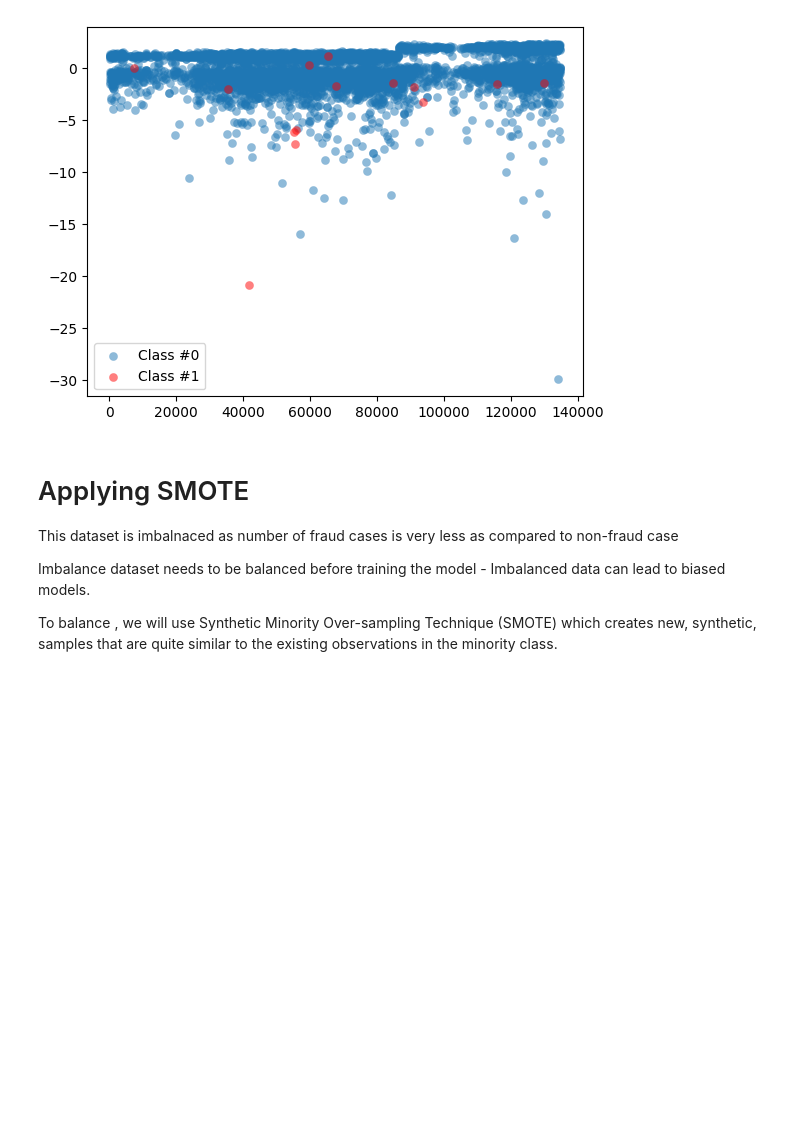
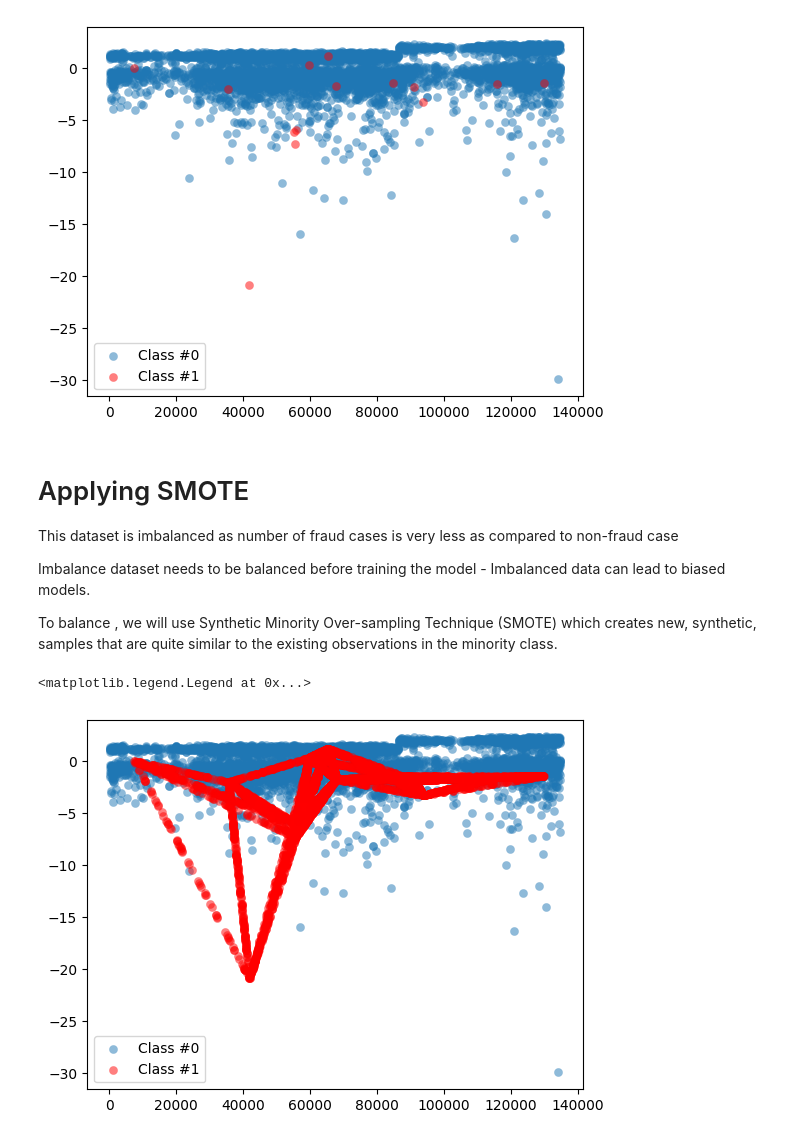
Before and after one commit to anuradha-datascience/machine-learning, a Jupyter notebook: supervisedlearning_fraud_detection.ipynb, the cells around one changed output. Saved outputs shown, nothing was run; the diff lists cells and outputs as text; code cells hidden in the pictures; blank space fills up the shorter version.

```diff
--- a/supervisedlearning_fraud_detection.ipynb
+++ b/supervisedlearning_fraud_detection.ipynb
@@ -25,0 +46,2 @@ df.head()
+# %%
+df = df.dropna(subset=['Class'], axis=0)
@@ -90,8 +100,21 @@ plt.legend()
 # %% [markdown]
 # Applying SMOTE
 
-This dataset is imbalnaced as number of fraud cases is very less as compared to non-fraud case
+This dataset is imbalanced as number of fraud cases is very less as compared to non-fraud case
 
 Imbalance dataset needs to be balanced before training the model - Imbalanced data can lead to biased models.
 
 To balance , we will use Synthetic Minority Over-sampling Technique (SMOTE) which creates new, synthetic, samples that are quite similar to the existing observations in the minority class.
+# %%
+from imblearn.over_sampling import SMOTE
+method=SMOTE()
+
+# Create the resampled feature set
+X_resampled, y_resampled = method.fit_resample(X, y)
+
+plt.scatter(X_resampled[y_resampled == 0].iloc[:, 1], X_resampled[y_resampled == 0].iloc[:, 2], label="Class #0", alpha=0.5, linewidth=0.15)
+plt.scatter(X_resampled[y_resampled == 1].iloc[:, 1], X_resampled[y_resampled == 1].iloc[:, 2], label="Class #1", alpha=0.5, linewidth=0.15,c='r')
+plt.legend()
+# %% [output]
+<matplotlib.legend.Legend at 0x...>
+[figure, added]
```
Also changed, not shown: parts of 9 cells of this notebook.
